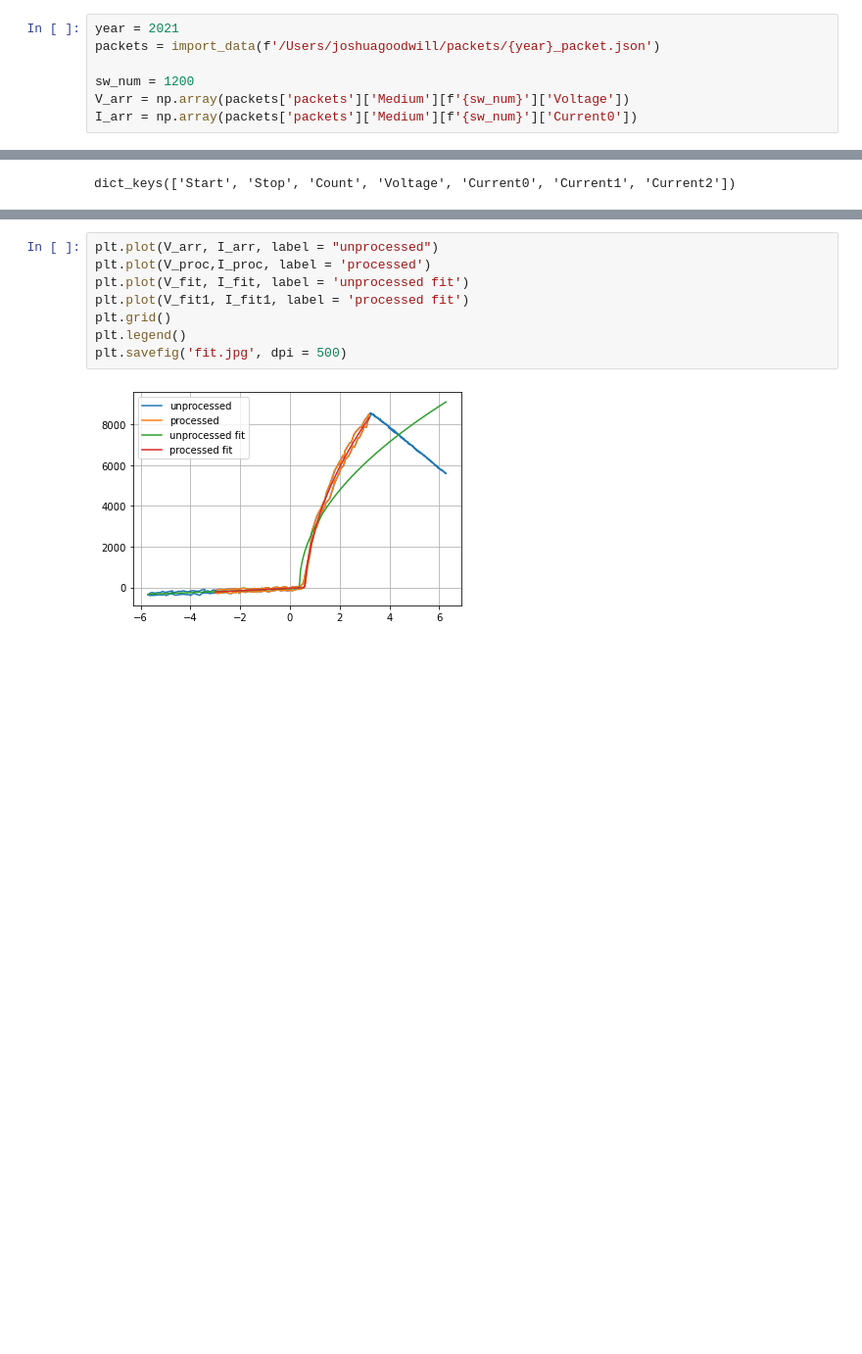
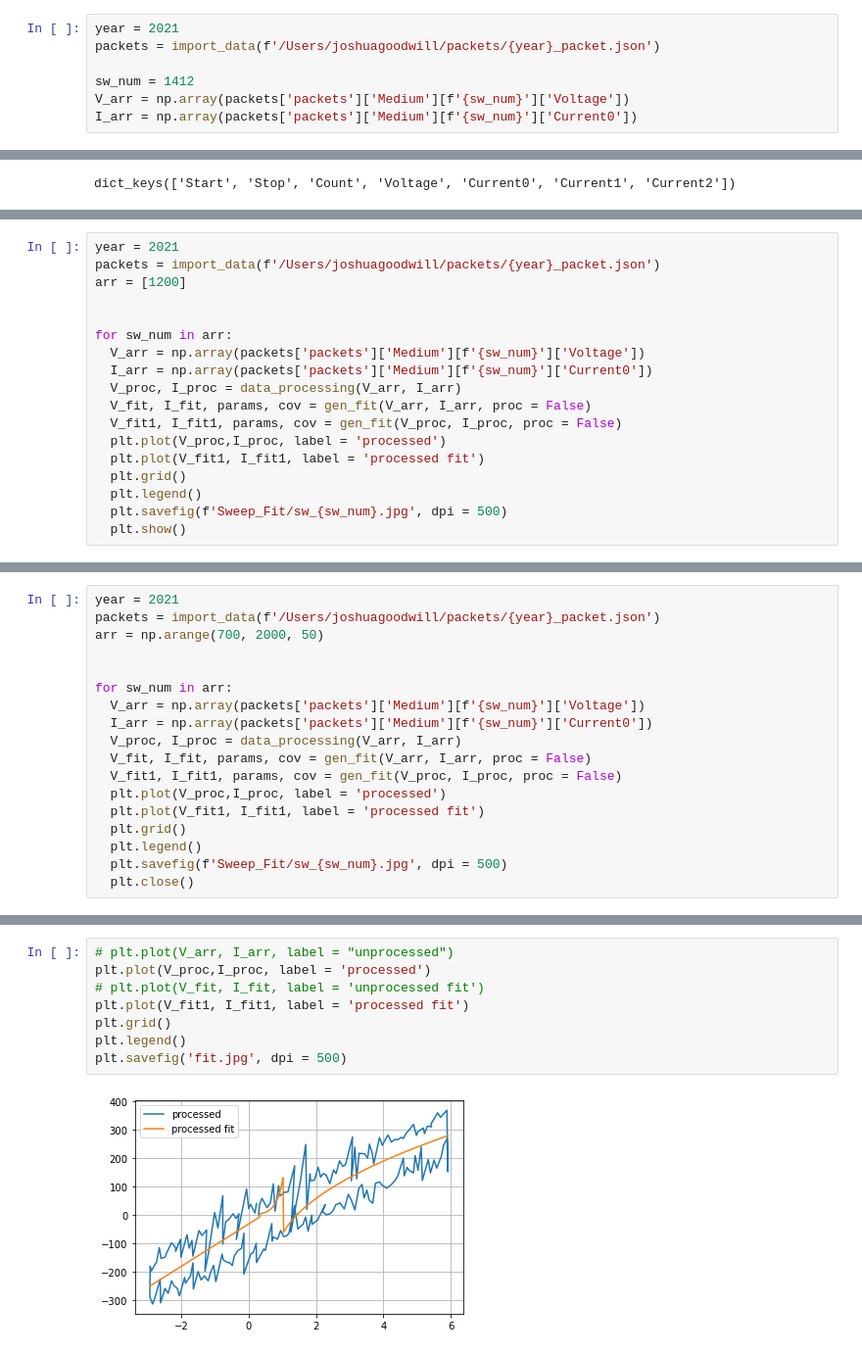
Before and after one commit to jgoodwill1/DAPPEr, a Jupyter notebook: DAPPEr-UDIP-Analysis/2021/sweep_fit.ipynb, the cells around one changed output, grey strips where cells are left out. Shown at 98% size. Cells and saved outputs as stored; diff of their text form; blank space fills up the shorter version.

Commit message:
sweep fits

```diff
--- a/DAPPEr-UDIP-Analysis/2021/sweep_fit.ipynb
+++ b/DAPPEr-UDIP-Analysis/2021/sweep_fit.ipynb
@@ -12,7 +13,7 @@ from scipy.optimize import *
 year = 2021
 packets = import_data(f'/Users/joshuagoodwill/packets/{year}_packet.json')
 
-sw_num = 1200
+sw_num = 1412
 V_arr = np.array(packets['packets']['Medium'][f'{sw_num}']['Voltage'])
 I_arr = np.array(packets['packets']['Medium'][f'{sw_num}']['Current0'])
 # %%
@@ -144,0 +166,18 @@ V_fit1, I_fit1, params, cov = gen_fit(V_proc, I_proc, proc = False)
+# %%
+year = 2021
+packets = import_data(f'/Users/joshuagoodwill/packets/{year}_packet.json')
+arr = [1200]
+
+
+for sw_num in arr:
+  V_arr = np.array(packets['packets']['Medium'][f'{sw_num}']['Voltage'])
+  I_arr = np.array(packets['packets']['Medium'][f'{sw_num}']['Current0'])
+  V_proc, I_proc = data_processing(V_arr, I_arr)
+  V_fit, I_fit, params, cov = gen_fit(V_arr, I_arr, proc = False)
+  V_fit1, I_fit1, params, cov = gen_fit(V_proc, I_proc, proc = False)
+  plt.plot(V_proc,I_proc, label = 'processed')
+  plt.plot(V_fit1, I_fit1, label = 'processed fit')
+  plt.grid()
+  plt.legend()
+  plt.savefig(f'Sweep_Fit/sw_{sw_num}.jpg', dpi = 500)
+  plt.show()
@@ -145,3 +186,21 @@ V_fit1, I_fit1, params, cov = gen_fit(V_proc, I_proc, proc = False)
+# %%
+year = 2021
+packets = import_data(f'/Users/joshuagoodwill/packets/{year}_packet.json')
+arr = np.arange(700, 2000, 50)
+
+
+for sw_num in arr:
+  V_arr = np.array(packets['packets']['Medium'][f'{sw_num}']['Voltage'])
+  I_arr = np.array(packets['packets']['Medium'][f'{sw_num}']['Current0'])
+  V_proc, I_proc = data_processing(V_arr, I_arr)
+  V_fit, I_fit, params, cov = gen_fit(V_arr, I_arr, proc = False)
+  V_fit1, I_fit1, params, cov = gen_fit(V_proc, I_proc, proc = False)
+  plt.plot(V_proc,I_proc, label = 'processed')
+  plt.plot(V_fit1, I_fit1, label = 'processed fit')
+  plt.grid()
+  plt.legend()
+  plt.savefig(f'Sweep_Fit/sw_{sw_num}.jpg', dpi = 500)
+  plt.close()
 # %%
 print(params[0])
 # %% [output]
@@ -165,12 +224,12 @@ print(params)
 # %%
-plt.plot(V_arr, I_arr, label = "unprocessed")
+# plt.plot(V_arr, I_arr, label = "unprocessed")
 plt.plot(V_proc,I_proc, label = 'processed')
-plt.plot(V_fit, I_fit, label = 'unprocessed fit')
+# plt.plot(V_fit, I_fit, label = 'unprocessed fit')
 plt.plot(V_fit1, I_fit1, label = 'processed fit')
 plt.grid()
 plt.legend()
 plt.savefig('fit.jpg', dpi = 500)
 # %% [output]
-[figure, old version]
+[figure, new version]
 # %%
 plt.plot(V_fit1, I_fit1)
```
Also changed, not shown: parts of 9 cells of this notebook, 27 other files.
